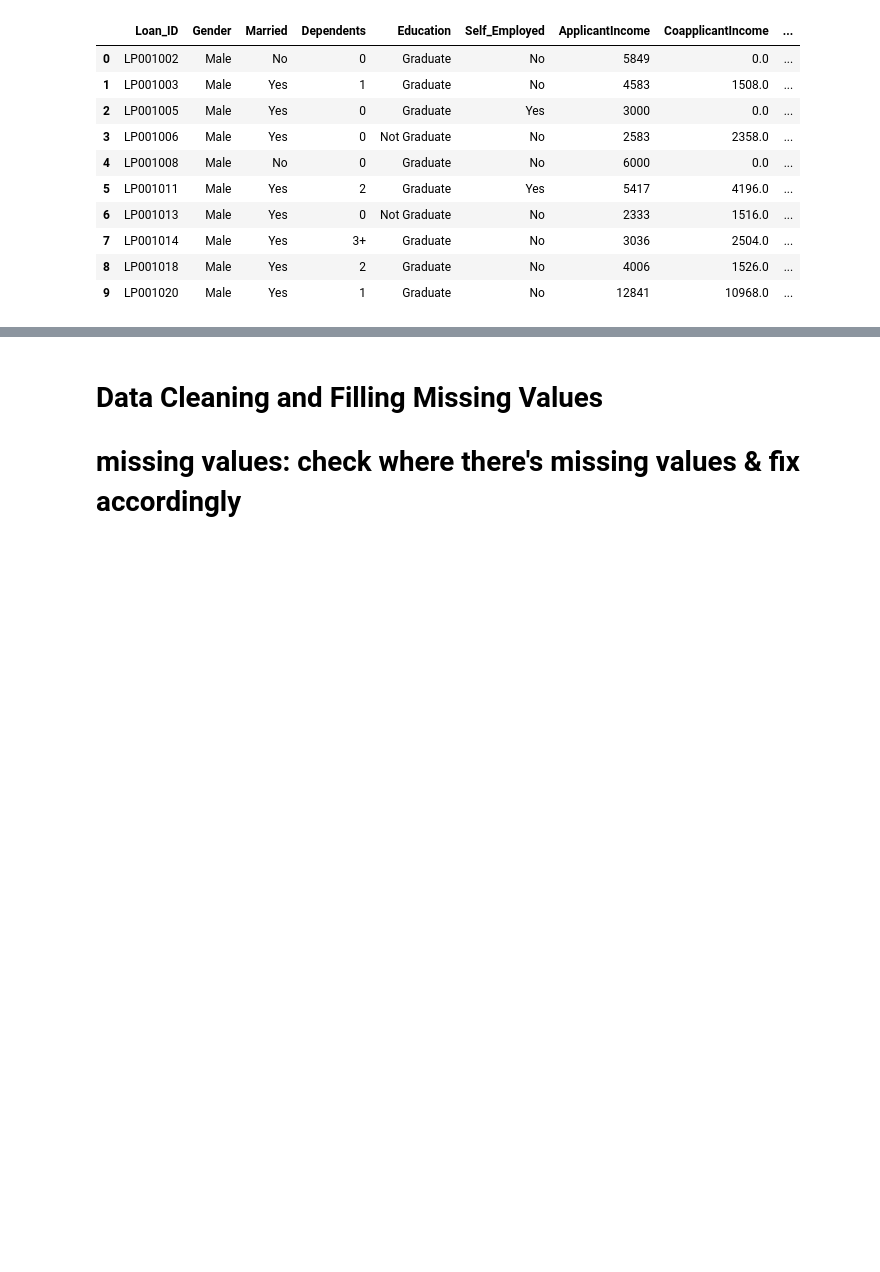
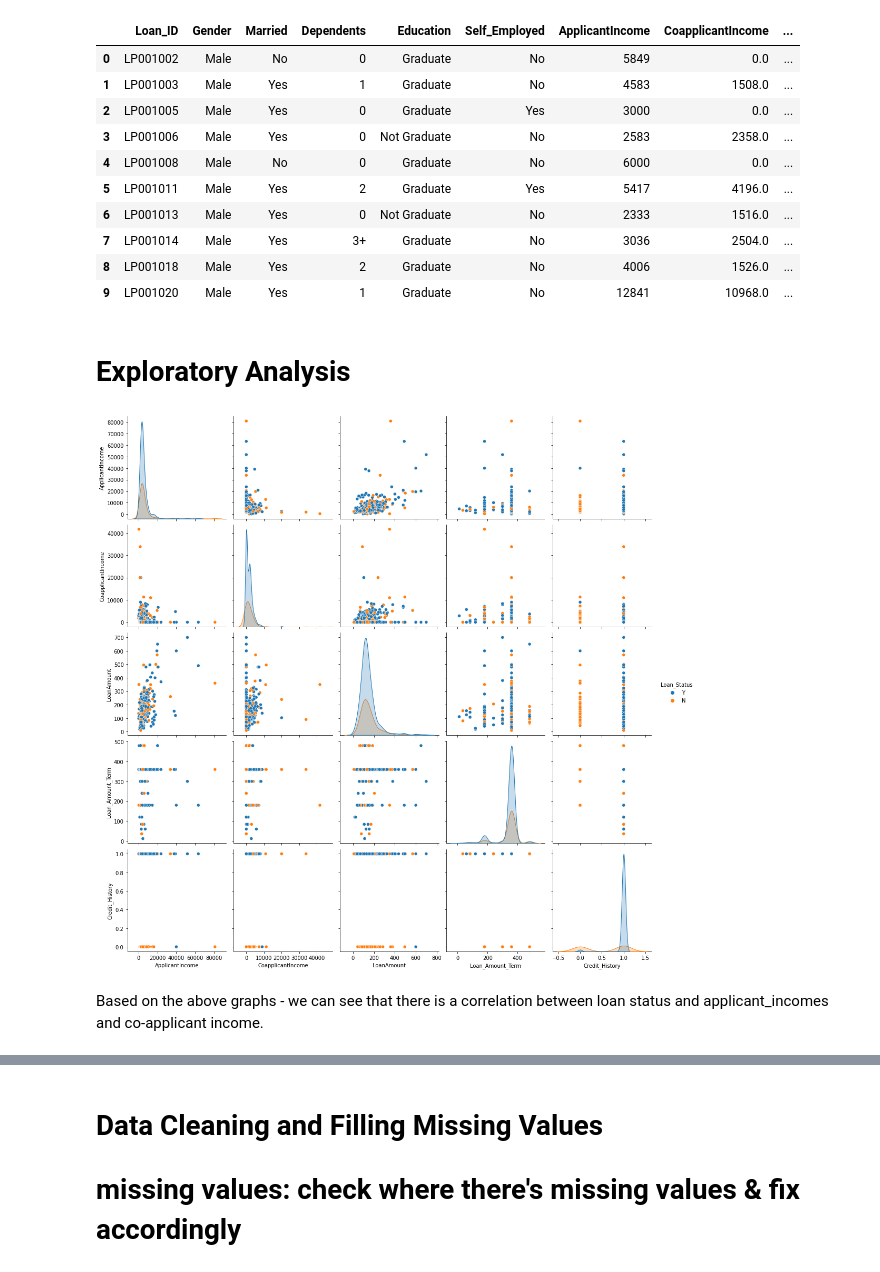
Before and after one commit to Boitymellow95/acml-project-loan-prediction-project, a Jupyter notebook: loanPredictionProject.ipynb, the cells around one changed output, grey strips where cells are left out. Saved outputs shown, nothing was run; the diff lists cells and outputs as text; code cells hidden in the pictures; blank space fills up the shorter version.

```diff
--- a/loanPredictionProject.ipynb
+++ b/loanPredictionProject.ipynb
@@ -52,3 +54,11 @@ df.head(10)
 | 7 | LP001014 | Male | Yes | 3+ | Graduate | No | 3036 | 2504.0 | ... |
 | 8 | LP001018 | Male | Yes | 2 | Graduate | No | 4006 | 1526.0 | ... |
 | 9 | LP001020 | Male | Yes | 1 | Graduate | No | 12841 | 10968.0 | ... |
+# %% [markdown]
+# Exploratory Analysis #
+# %%
+sns.pairplot(df, hue='Loan_Status', height=3);
+# %% [output]
+[figure, added]
+# %% [markdown]
+Based on the above graphs - we can see that there is a correlation between loan status and applicant_incomes and co-applicant income.
```
Also changed, not shown: parts of 20 cells of this notebook.
